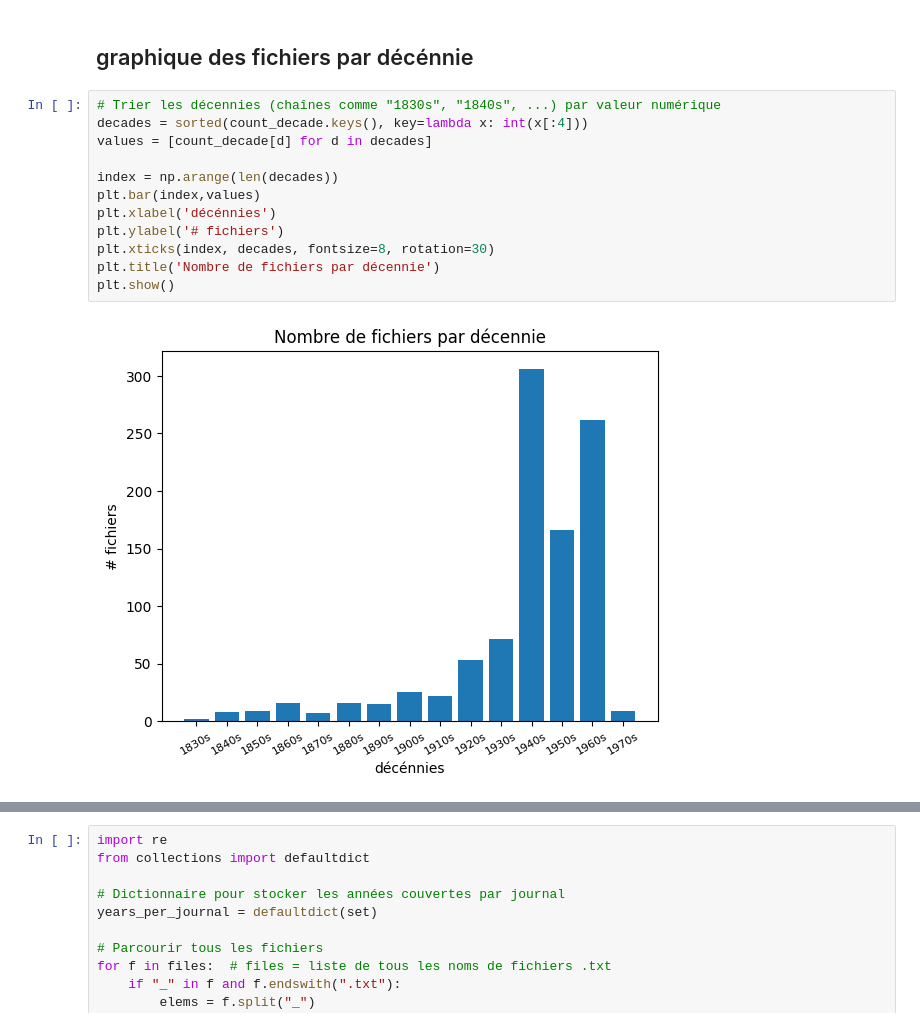
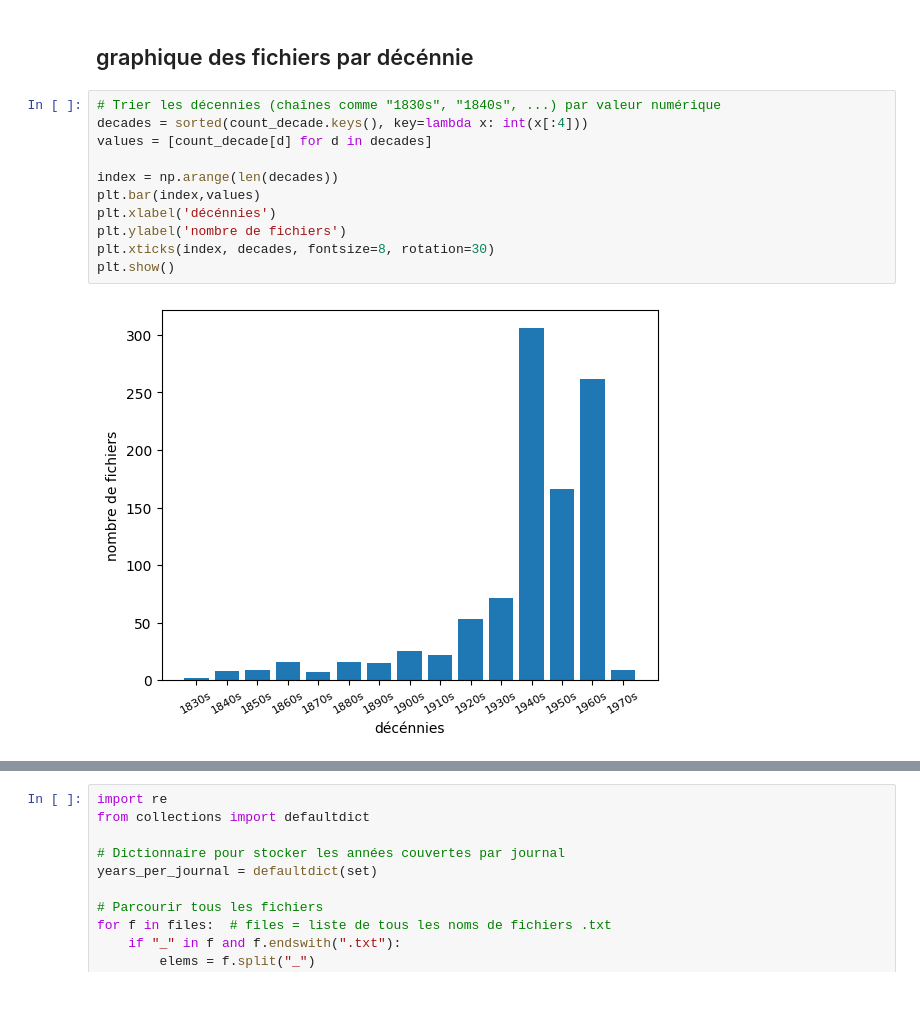
Before and after one commit to mjottrand/tac, a Jupyter notebook: tps/tp4/1.Explore.ipynb, the cells around one changed output, grey strips where cells are left out. Cells and saved outputs as stored; diff of their text form; blank space fills up the shorter version.

```diff
--- a/tps/tp4/1.Explore.ipynb
+++ b/tps/tp4/1.Explore.ipynb
@@ -95,17 +95,16 @@ for f in files:
 # %%
 # Trier les décennies (chaînes comme "1830s", "1840s", ...) par valeur numérique
 decades = sorted(count_decade.keys(), key=lambda x: int(x[:4]))
 values = [count_decade[d] for d in decades]
 
 index = np.arange(len(decades))
 plt.bar(index,values)
 plt.xlabel('décénnies')
-plt.ylabel('# fichiers')
+plt.ylabel('nombre de fichiers')
 plt.xticks(index, decades, fontsize=8, rotation=30)
-plt.title('Nombre de fichiers par décennie')
 plt.show()
 # %% [output]
-[figure, old version]
+[figure, new version]
 # %%
 journaux = {
     "JB421":  "L'Avenir du Luxembourg",
```
Also changed, not shown: parts of 3 cells of this notebook.
